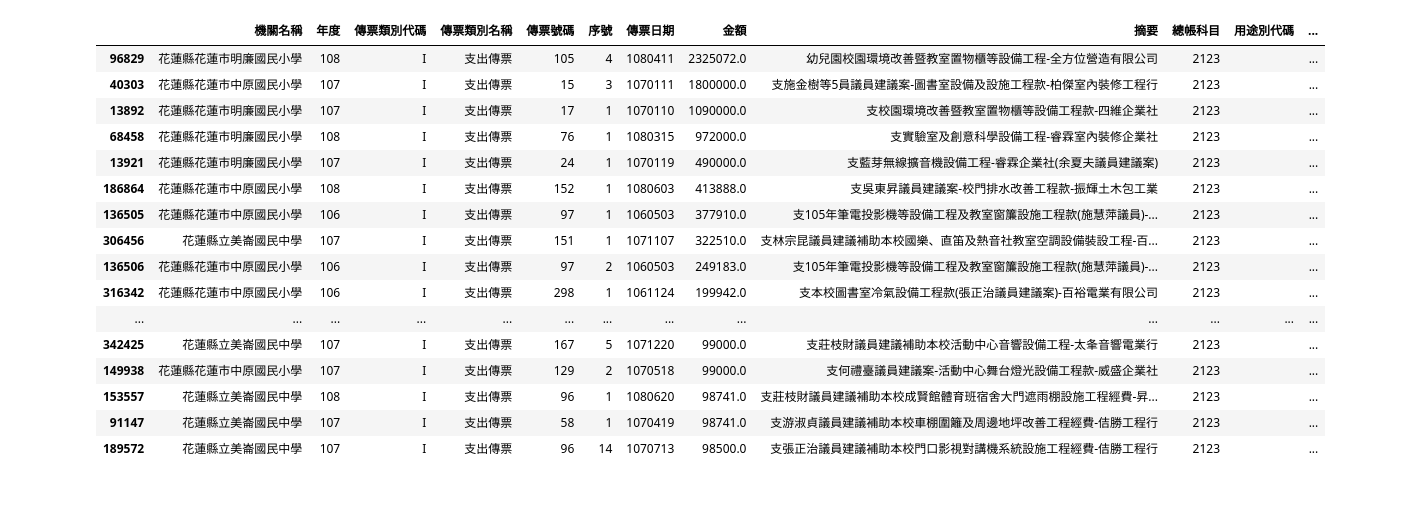
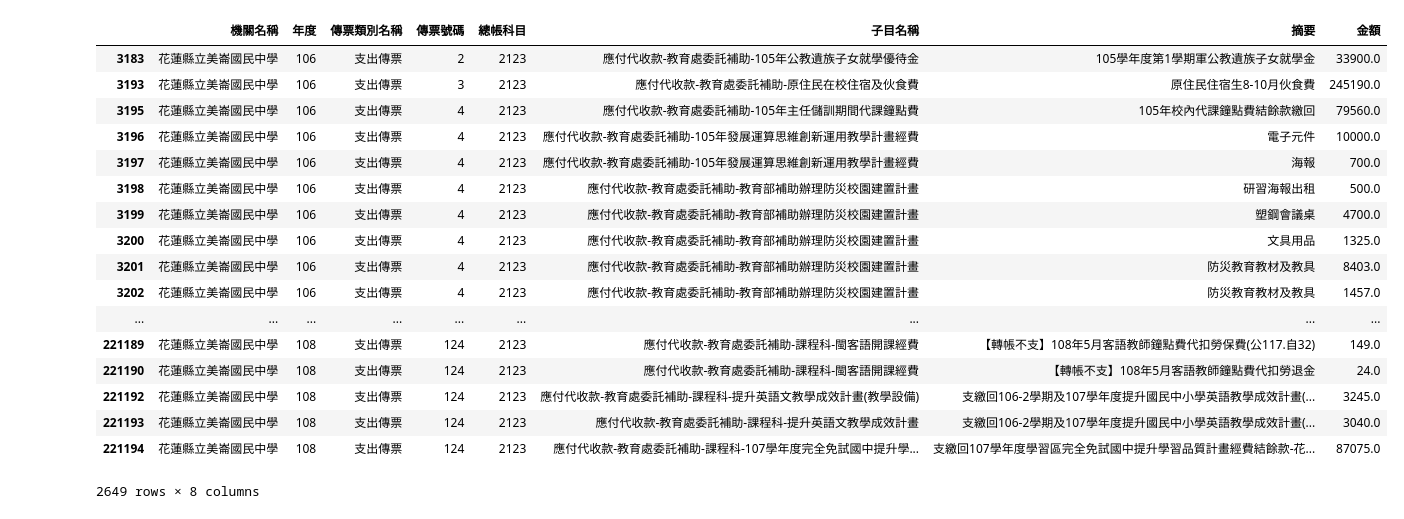
Before and after one commit to fhopecc/stxt, a Jupyter notebook: jupyter/ais_damage_no_in_treasuary.ipynb, the cells around one changed output. Saved outputs shown, nothing was run; the diff lists cells and outputs as text; code cells hidden in the pictures.

```diff
--- a/jupyter/ais_damage_no_in_treasuary.ipynb
+++ b/jupyter/ais_damage_no_in_treasuary.ipynb
@@ -46,7 +62,7 @@ Index(['主管機關代碼', '審計部機關代碼', '機關編碼', '機關名
 # %%
 #抽查學校挑議員補助款及災備金
-p[p['子目名稱'].str.contains('議員|災害', na=False)
- &p['機關名稱'].str.contains('美崙|明廉|中原', na=False)
+p[p['子目名稱'].str.contains('議員|災害|地震', na=False)
+ &p['機關名稱'].str.contains('美崙', na=False)
  &p['借貸方註記']==1
  ][[ '機關名稱', '年度'
    , '傳票類別代碼', '傳票類別名稱', '傳票號碼', '序號'
@@ -55,24 +71,6 @@ p[p['子目名稱'].str.contains('議員|災害', na=False)
    , '經費來源名稱']
   ].sort_values(by=['金額']
                ,ascending=[False]).head(20)
-# %% [output]
-|  | 機關名稱 | 年度 | 傳票類別代碼 | 傳票類別名稱 | 傳票號碼 | 序號 | 傳票日期 | 金額 | 摘要 | 總帳科目 | 用途別代碼 | ... |
-| 96829 | 花蓮縣花蓮市明廉國民小學 | 108 | I | 支出傳票 | 105 | 4 | 1080411 | 2325072.0 | 幼兒園校園環境改善暨教室置物櫃等設備工程-全方位營造有限公司 | 2123 |  | ... |
-| 40303 | 花蓮縣花蓮市中原國民小學 | 107 | I | 支出傳票 | 15 | 3 | 1070111 | 1800000.0 | 支施金樹等5員議員建議案-圖書室設備及設施工程款-柏傑室內裝修工程行 | 2123 |  | ... |
-| 13892 | 花蓮縣花蓮市明廉國民小學 | 107 | I | 支出傳票 | 17 | 1 | 1070110 | 1090000.0 | 支校園環境改善暨教室置物櫃等設備工程款-四維企業社 | 2123 |  | ... |
-| 68458 | 花蓮縣花蓮市明廉國民小學 | 108 | I | 支出傳票 | 76 | 1 | 1080315 | 972000.0 | 支實驗室及創意科學設備工程-睿霖室內裝修企業社 | 2123 |  | ... |
-| 13921 | 花蓮縣花蓮市明廉國民小學 | 107 | I | 支出傳票 | 24 | 1 | 1070119 | 490000.0 | 支藍芽無線擴音機設備工程-睿霖企業社(余夏夫議員建議案) | 2123 |  | ... |
-| 186864 | 花蓮縣花蓮市中原國民小學 | 108 | I | 支出傳票 | 152 | 1 | 1080603 | 413888.0 | 支吳東昇議員建議案-校門排水改善工程款-振輝土木包工業 | 2123 |  | ... |
-| 136505 | 花蓮縣花蓮市中原國民小學 | 106 | I | 支出傳票 | 97 | 1 | 1060503 | 377910.0 | 支105年筆電投影機等設備工程及教室窗簾設施工程款(施慧萍議員)-... | 2123 |  | ... |
-| 306456 | 花蓮縣立美崙國民中學 | 107 | I | 支出傳票 | 151 | 1 | 1071107 | 322510.0 | 支林宗昆議員建議補助本校國樂、直笛及熱音社教室空調設備裝設工程-百... | 2123 |  | ... |
-| 136506 | 花蓮縣花蓮市中原國民小學 | 106 | I | 支出傳票 | 97 | 2 | 1060503 | 249183.0 | 支105年筆電投影機等設備工程及教室窗簾設施工程款(施慧萍議員)-... | 2123 |  | ... |
-| 316342 | 花蓮縣花蓮市中原國民小學 | 106 | I | 支出傳票 | 298 | 1 | 1061124 | 199942.0 | 支本校圖書室冷氣設備工程款(張正治議員建議案)-百裕電業有限公司 | 2123 |  | ... |
-| ... | ... | ... | ... | ... | ... | ... | ... | ... | ... | ... | ... | ... |
-| 342425 | 花蓮縣立美崙國民中學 | 107 | I | 支出傳票 | 167 | 5 | 1071220 | 99000.0 | 支莊枝財議員建議補助本校活動中心音響設備工程-太夆音響電業行 | 2123 |  | ... |
-| 149938 | 花蓮縣花蓮市中原國民小學 | 107 | I | 支出傳票 | 129 | 2 | 1070518 | 99000.0 | 支何禮臺議員建議案-活動中心舞台燈光設備工程款-威盛企業社 | 2123 |  | ... |
-| 153557 | 花蓮縣立美崙國民中學 | 108 | I | 支出傳票 | 96 | 1 | 1080620 | 98741.0 | 支莊枝財議員建議補助本校成賢館體育班宿舍大門遮雨棚設施工程經費-昇... | 2123 |  | ... |
-| 91147 | 花蓮縣立美崙國民中學 | 107 | I | 支出傳票 | 58 | 1 | 1070419 | 98741.0 | 支游淑貞議員建議補助本校車棚圍籬及周邊地坪改善工程經費-佶勝工程行 | 2123 |  | ... |
-| 189572 | 花蓮縣立美崙國民中學 | 107 | I | 支出傳票 | 96 | 14 | 1070713 | 98500.0 | 支張正治議員建議補助本校門口影視對講機系統設施工程經費-佶勝工程行 | 2123 |  | ... |
 # %%
 p[p['總帳科目'].str.contains('2123')
  &p['子目名稱'].str.contains('同濟會捐助款')
@@ -84,6 +83,33 @@ p[p['摘要'].str.contains('禮品|繳回|結餘|解聘|勞保|賠償',na=False)
  &(~p['子目名稱'].str.contains('教育處|經濟補助|績優社團獎勵|謝師|同濟會',na=False))
  &(~p['摘要'].str.contains('畢業|運動會',na=False))
  ][['機關名稱', '年度', '傳票類別名稱', '傳票號碼', '總帳科目', '子目名稱', '摘要', '金額']]
+# %%
+p[p['機關名稱'].str.contains('美崙', na=False)
+ &(p['摘要'].str.contains('捐',na=False)
+   |p['子目名稱'].str.contains('捐|基金|獎|助',na=False)
+  )
+ &p['傳票類別名稱'].str.contains('支出傳票', na=False)
+ &~p['子目名稱'].str.contains('退撫基金',na=False)
+ ][['機關名稱', '年度', '傳票類別名稱', '傳票號碼', '總帳科目', '子目名稱', '摘要', '金額']]
+# %% [output]
+|  | 機關名稱 | 年度 | 傳票類別名稱 | 傳票號碼 | 總帳科目 | 子目名稱 | 摘要 | 金額 |
+| 3183 | 花蓮縣立美崙國民中學 | 106 | 支出傳票 | 2 | 2123 | 應付代收款-教育處委託補助-105年公教遺族子女就學優待金 | 105學年度第1學期軍公教遺族子女就學金 | 33900.0 |
+| 3193 | 花蓮縣立美崙國民中學 | 106 | 支出傳票 | 3 | 2123 | 應付代收款-教育處委託補助-原住民在校住宿及伙食費 | 原住民住宿生8-10月伙食費 | 245190.0 |
+| 3195 | 花蓮縣立美崙國民中學 | 106 | 支出傳票 | 4 | 2123 | 應付代收款-教育處委託補助-105年主任儲訓期間代課鐘點費 | 105年校內代課鐘點費結餘款繳回 | 79560.0 |
+| 3196 | 花蓮縣立美崙國民中學 | 106 | 支出傳票 | 4 | 2123 | 應付代收款-教育處委託補助-105年發展運算思維創新運用教學計畫經費 | 電子元件 | 10000.0 |
+| 3197 | 花蓮縣立美崙國民中學 | 106 | 支出傳票 | 4 | 2123 | 應付代收款-教育處委託補助-105年發展運算思維創新運用教學計畫經費 | 海報 | 700.0 |
+| 3198 | 花蓮縣立美崙國民中學 | 106 | 支出傳票 | 4 | 2123 | 應付代收款-教育處委託補助-教育部補助辦理防災校園建置計畫 | 研習海報出租 | 500.0 |
+| 3199 | 花蓮縣立美崙國民中學 | 106 | 支出傳票 | 4 | 2123 | 應付代收款-教育處委託補助-教育部補助辦理防災校園建置計畫 | 塑鋼會議桌 | 4700.0 |
+| 3200 | 花蓮縣立美崙國民中學 | 106 | 支出傳票 | 4 | 2123 | 應付代收款-教育處委託補助-教育部補助辦理防災校園建置計畫 | 文具用品 | 1325.0 |
+| 3201 | 花蓮縣立美崙國民中學 | 106 | 支出傳票 | 4 | 2123 | 應付代收款-教育處委託補助-教育部補助辦理防災校園建置計畫 | 防災教育教材及教具 | 8403.0 |
+| 3202 | 花蓮縣立美崙國民中學 | 106 | 支出傳票 | 4 | 2123 | 應付代收款-教育處委託補助-教育部補助辦理防災校園建置計畫 | 防災教育教材及教具 | 1457.0 |
+| ... | ... | ... | ... | ... | ... | ... | ... | ... |
+| 221189 | 花蓮縣立美崙國民中學 | 108 | 支出傳票 | 124 | 2123 | 應付代收款-教育處委託補助-課程科-閩客語開課經費 | 【轉帳不支】108年5月客語教師鐘點費代扣勞保費(公117.自32) | 149.0 |
+| 221190 | 花蓮縣立美崙國民中學 | 108 | 支出傳票 | 124 | 2123 | 應付代收款-教育處委託補助-課程科-閩客語開課經費 | 【轉帳不支】108年5月客語教師鐘點費代扣勞退金 | 24.0 |
+| 221192 | 花蓮縣立美崙國民中學 | 108 | 支出傳票 | 124 | 2123 | 應付代收款-教育處委託補助-課程科-提升英語文教學成效計畫(教學設備) | 支繳回106-2學期及107學年度提升國民中小學英語教學成效計畫(... | 3245.0 |
+| 221193 | 花蓮縣立美崙國民中學 | 108 | 支出傳票 | 124 | 2123 | 應付代收款-教育處委託補助-課程科-提升英語文教學成效計畫 | 支繳回106-2學期及107學年度提升國民中小學英語教學成效計畫(... | 3040.0 |
+| 221194 | 花蓮縣立美崙國民中學 | 108 | 支出傳票 | 124 | 2123 | 應付代收款-教育處委託補助-課程科-107學年度完全免試國中提升學... | 支繳回107學年度學習區完全免試國中提升學習品質計畫經費結餘款-花... | 87075.0 |
+2649 rows × 8 columns
 # %%
 #捐款支用情形
 #106至108年期間應付代收子目期初轉入明細
```
Also changed, not shown: parts of 8 cells of this notebook.
